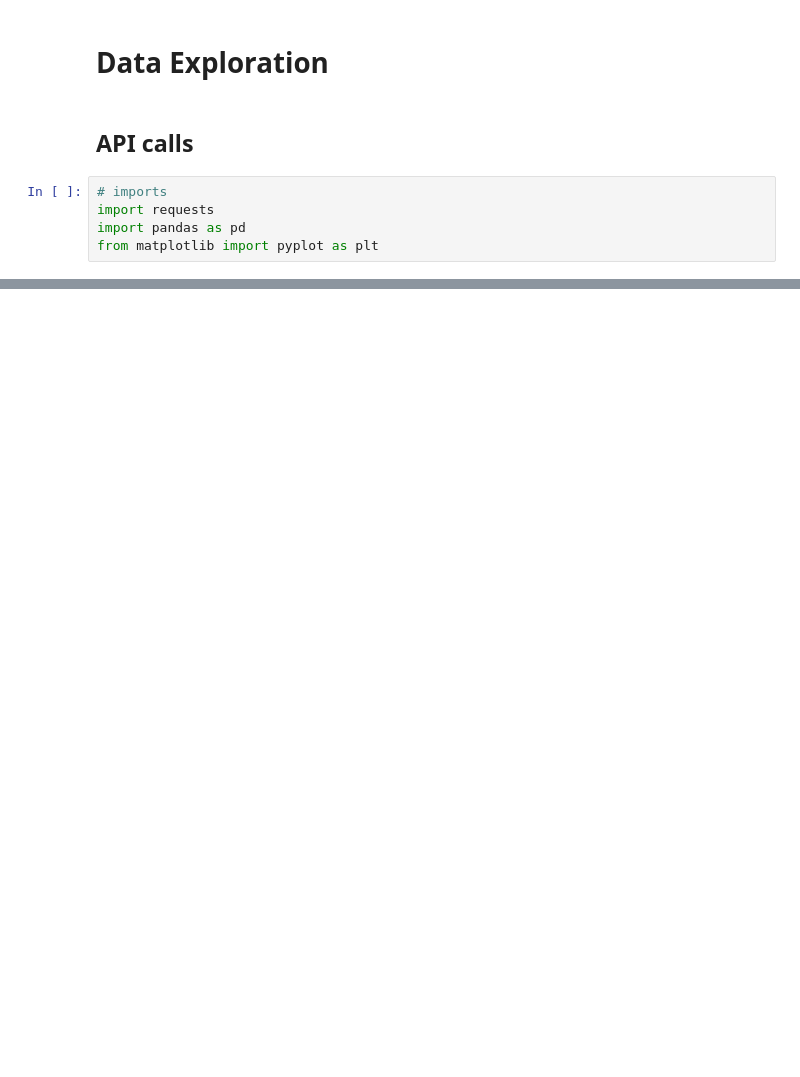
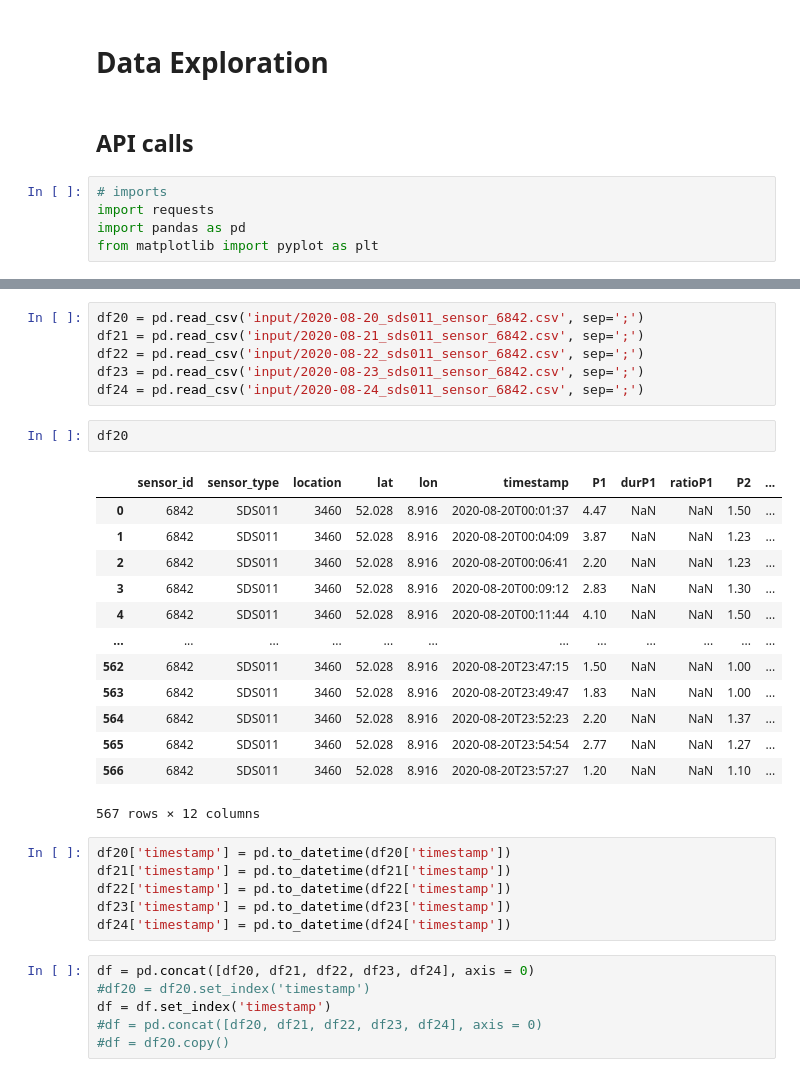
Before and after one commit to Sebastian-Bender/air-pollution, a Jupyter notebook: AirPollution/src/DataExploration.ipynb, the cells around one changed output, grey strips where cells are left out. Saved outputs shown, nothing was run; the diff lists cells and outputs as text; blank space fills up the shorter version.

```diff
--- a/AirPollution/src/DataExploration.ipynb
+++ b/AirPollution/src/DataExploration.ipynb
@@ -26,3 +10,37 @@ df.head()
+# %%
+df20 = pd.read_csv('input/2020-08-20_sds011_sensor_6842.csv', sep=';')
+df21 = pd.read_csv('input/2020-08-21_sds011_sensor_6842.csv', sep=';')
+df22 = pd.read_csv('input/2020-08-22_sds011_sensor_6842.csv', sep=';')
+df23 = pd.read_csv('input/2020-08-23_sds011_sensor_6842.csv', sep=';')
+df24 = pd.read_csv('input/2020-08-24_sds011_sensor_6842.csv', sep=';')
+# %%
+df20
+# %% [output]
+|  | sensor_id | sensor_type | location | lat | lon | timestamp | P1 | durP1 | ratioP1 | P2 | ... |
+| 0 | 6842 | SDS011 | 3460 | 52.028 | 8.916 | 2020-08-20T00:01:37 | 4.47 | NaN | NaN | 1.50 | ... |
+| 1 | 6842 | SDS011 | 3460 | 52.028 | 8.916 | 2020-08-20T00:04:09 | 3.87 | NaN | NaN | 1.23 | ... |
+| 2 | 6842 | SDS011 | 3460 | 52.028 | 8.916 | 2020-08-20T00:06:41 | 2.20 | NaN | NaN | 1.23 | ... |
+| 3 | 6842 | SDS011 | 3460 | 52.028 | 8.916 | 2020-08-20T00:09:12 | 2.83 | NaN | NaN | 1.30 | ... |
+| 4 | 6842 | SDS011 | 3460 | 52.028 | 8.916 | 2020-08-20T00:11:44 | 4.10 | NaN | NaN | 1.50 | ... |
+| ... | ... | ... | ... | ... | ... | ... | ... | ... | ... | ... | ... |
+| 562 | 6842 | SDS011 | 3460 | 52.028 | 8.916 | 2020-08-20T23:47:15 | 1.50 | NaN | NaN | 1.00 | ... |
+| 563 | 6842 | SDS011 | 3460 | 52.028 | 8.916 | 2020-08-20T23:49:47 | 1.83 | NaN | NaN | 1.00 | ... |
+| 564 | 6842 | SDS011 | 3460 | 52.028 | 8.916 | 2020-08-20T23:52:23 | 2.20 | NaN | NaN | 1.37 | ... |
+| 565 | 6842 | SDS011 | 3460 | 52.028 | 8.916 | 2020-08-20T23:54:54 | 2.77 | NaN | NaN | 1.27 | ... |
+| 566 | 6842 | SDS011 | 3460 | 52.028 | 8.916 | 2020-08-20T23:57:27 | 1.20 | NaN | NaN | 1.10 | ... |
+567 rows × 12 columns
+# %%
+df20['timestamp'] = pd.to_datetime(df20['timestamp'])
+df21['timestamp'] = pd.to_datetime(df21['timestamp'])
+df22['timestamp'] = pd.to_datetime(df22['timestamp'])
+df23['timestamp'] = pd.to_datetime(df23['timestamp'])
+df24['timestamp'] = pd.to_datetime(df24['timestamp'])
+# %%
+df = pd.concat([df20, df21, df22, df23, df24], axis = 0)
+#df20 = df20.set_index('timestamp')
+df = df.set_index('timestamp')
+#df = pd.concat([df20, df21, df22, df23, df24], axis = 0)
+#df = df20.copy()
 # %%
 df
 # %% [output]
```
Also changed, not shown: parts of 6 cells of this notebook, 6 other files.
